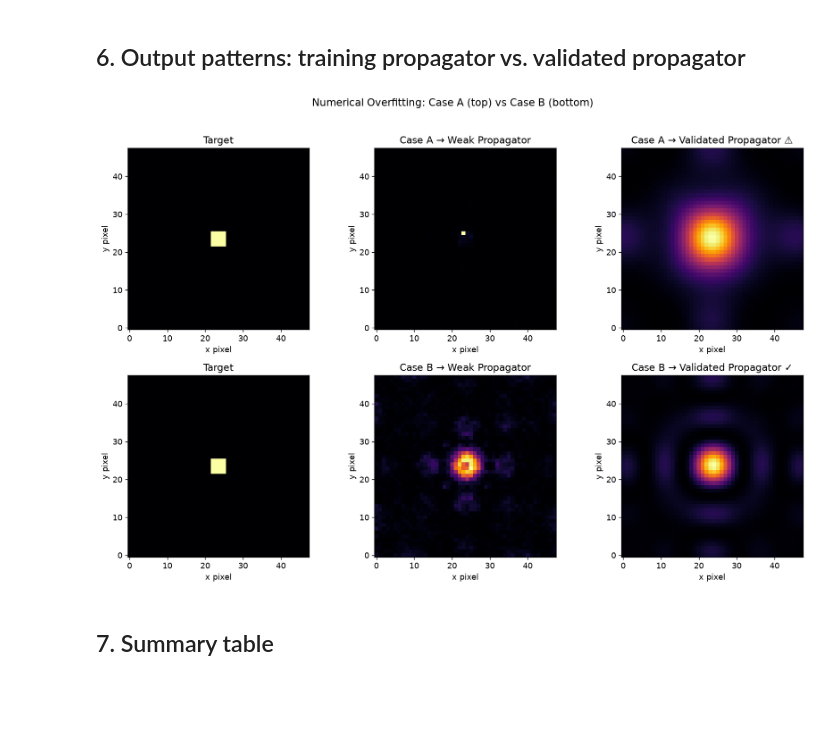
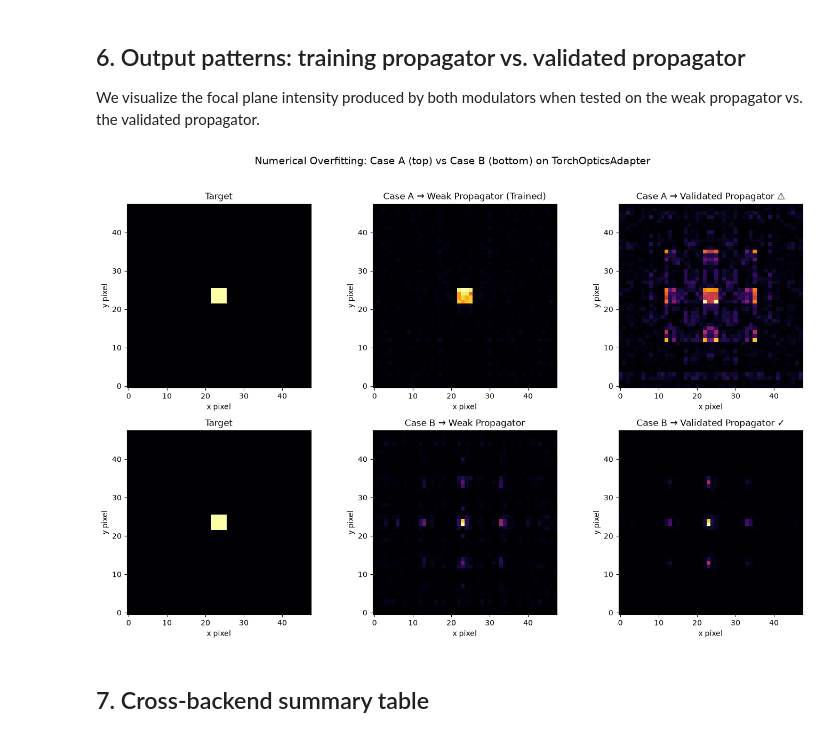
Before and after one commit to janice143/optical-propagation-sanity-check, a Jupyter notebook: examples/03_differentiable_optics_overfitting.ipynb, the cells around one changed output. Cells and saved outputs as stored; diff of their text form; code cells hidden in the pictures; blank space fills up the shorter version.

```diff
--- a/examples/03_differentiable_optics_overfitting.ipynb
+++ b/examples/03_differentiable_optics_overfitting.ipynb
@@ -16,7 +0,0 @@ to aliasing artefacts.
-# %%
-import numpy as np
-import matplotlib.pyplot as plt
-import torch
-
-%matplotlib inline
-plt.rcParams.update({"figure.dpi": 120, "font.size": 11})
@@ -36,6 +45,9 @@ dx, dy = 4e-6, 4e-6
 wavelength = 532e-9
 z = 30e-3
 n_steps = 50  # training iterations
+
+grid = Grid(nx=nx, ny=ny, dx=dx, dy=dy)
+wave = Wave(wavelength=wavelength)
 
 # Target: bright centre spot
 target = torch.zeros((ny, nx), dtype=torch.float32)
@@ -108,12 +120,12 @@ Training Case B (Validated: band-limited + padded)...
 # %%
 fig, ax = plt.subplots(figsize=(8, 5))
 
-ax.semilogy(losses_a, "r-o", ms=3, label="Case A (Weak)", alpha=0.8)
-ax.semilogy(losses_b, "b-s", ms=3, label="Case B (Validated)", alpha=0.8)
+ax.semilogy(losses_a, "r-o", ms=3, label="Case A (Weak, unpadded TorchOptics)", alpha=0.8)
+ax.semilogy(losses_b, "b-s", ms=3, label="Case B (Validated, padded TorchOptics)", alpha=0.8)
 
 ax.set_xlabel("Training Step")
 ax.set_ylabel("MSE Loss (log scale)")
-ax.set_title("Training Loss: Weak vs Validated Propagator")
+ax.set_title("Training Loss: Weak vs Validated Propagator (TorchOpticsAdapter)")
 ax.legend(fontsize=11)
 ax.grid(True, alpha=0.3)
 plt.tight_layout()
@@ -209,64 +225,66 @@ Cross-Verification (evaluated under validated propagator):
 # %% [markdown]
 ## 6. Output patterns: training propagator vs. validated propagator
+
+We visualize the focal plane intensity produced by both modulators when tested on the weak propagator vs. the validated propagator.
 # %%
-from waveprop.rs import angular_spectrum
-
-
-def forward_propagate(modulator, bandlimit, pad):
-    """Forward propagation helper."""
+def forward_propagate_adapter(modulator, pad=False, backend="torchoptics"):
+    """Forward propagation helper using the toolkit's adapters."""
     input_wave = torch.ones((ny, nx), dtype=torch.complex64)
     with torch.no_grad():
         modulated = modulator(input_wave)
-        propagated, _, _ = angular_spectrum(
-            u_in=modulated,
-            wv=wavelength,
-            d1=[dy, dx],
-            dz=z,
-            bandlimit=bandlimit,
-            pad=pad,
-            device="cpu",
+        cfg = PropagationConfig(
+            method=PropagationMethod.ASM,
+            backend=backend,
+            padding=2.0 if pad else 1.0,
         )
+        if backend == "torchoptics":
+            propagated = torchoptics_adapter.propagate_tensor(modulated, grid, wave, z, cfg)
+        else:
+            from waveprop.rs import angular_spectrum
+            propagated, _, _ = angular_spectrum(
+                u_in=modulated, wv=wavelength, d1=[dy, dx], dz=z,
+                bandlimit=True, pad=pad, device="cpu",
+            )
     intensity = torch.abs(propagated) ** 2
     return (intensity / (intensity.max() + 1e-12)).numpy()
-
 
 fig, axes = plt.subplots(2, 3, figsize=(14, 9))
 
 # Row 0: Case A
-out_a_weak = forward_propagate(mod_a, bandlimit=False, pad=False)
-out_a_valid = forward_propagate(mod_a, bandlimit=True, pad=True)
+out_a_weak = forward_propagate_adapter(mod_a, pad=False, backend="torchoptics")
+out_a_valid = forward_propagate_adapter(mod_a, pad=True, backend="torchoptics")
 
 axes[0, 0].imshow(target.numpy(), cmap="inferno", origin="lower")
 axes[0, 0].set_title("Target")
 axes[0, 1].imshow(out_a_weak, cmap="inferno", origin="lower")
-axes[0, 1].set_title("Case A → Weak Propagator")
+axes[0, 1].set_title("Case A → Weak Propagator (Trained)")
 axes[0, 2].imshow(out_a_valid, cmap="inferno", origin="lower")
 axes[0, 2].set_title("Case A → Validated Propagator ⚠")
 
 # Row 1: Case B
-out_b_weak = forward_propagate(mod_b, bandlimit=False, pad=False)
-out_b_valid = forward_propagate(mod_b, bandlimit=True, pad=True)
+out_b_weak = forward_propagate_adapter(mod_b, pad=False, backend="torchoptics")
+out_b_valid = forward_propagate_adapter(mod_b, pad=True, backend="torchoptics")
 
 axes[1, 0].imshow(target.numpy(), cmap="inferno", origin="lower")
 axes[1, 0].set_title("Target")
 axes[1, 1].imshow(out_b_weak, cmap="inferno", origin="lower")
 axes[1, 1].set_title("Case B → Weak Propagator")
 axes[1, 2].imshow(out_b_valid, cmap="inferno", origin="lower")
 axes[1, 2].set_title("Case B → Validated Propagator ✓")
 
 for ax_row in axes:
     for ax in ax_row:
         ax.set_aspect("equal")
         ax.set_box_aspect(1)
         ax.set_xlabel("x pixel")
         ax.set_ylabel("y pixel")
 
 fig.suptitle(
-    "Numerical Overfitting: Case A (top) vs Case B (bottom)", fontsize=14, y=1.02
+    "Numerical Overfitting: Case A (top) vs Case B (bottom) on TorchOpticsAdapter", fontsize=14, y=1.02
 )
 fig.tight_layout()
 plt.show()
 # %% [output]
-[figure, old version]
+[figure, new version]
 # %% [markdown]
-## 7. Summary table
+## 7. Cross-backend summary table
```
Also changed, not shown: parts of 19 cells of this notebook, 27 other files.
